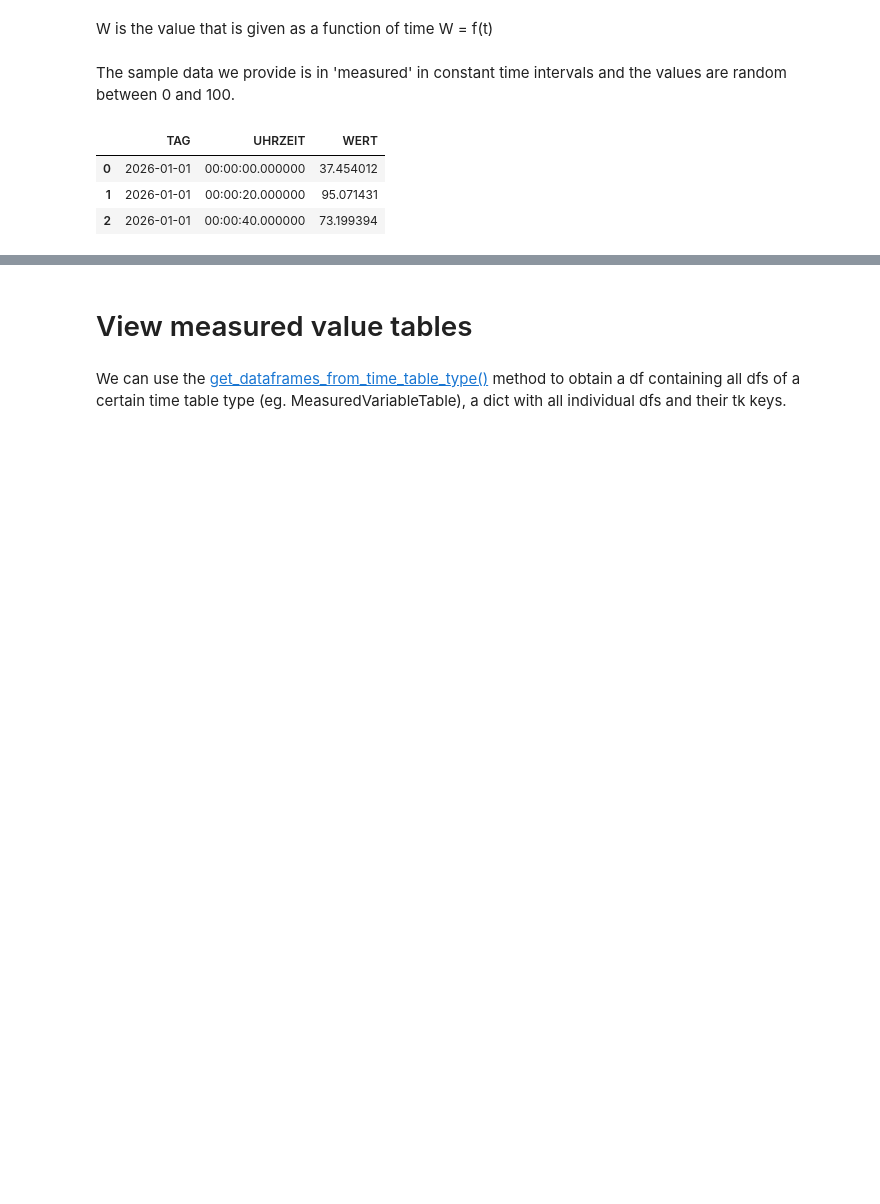
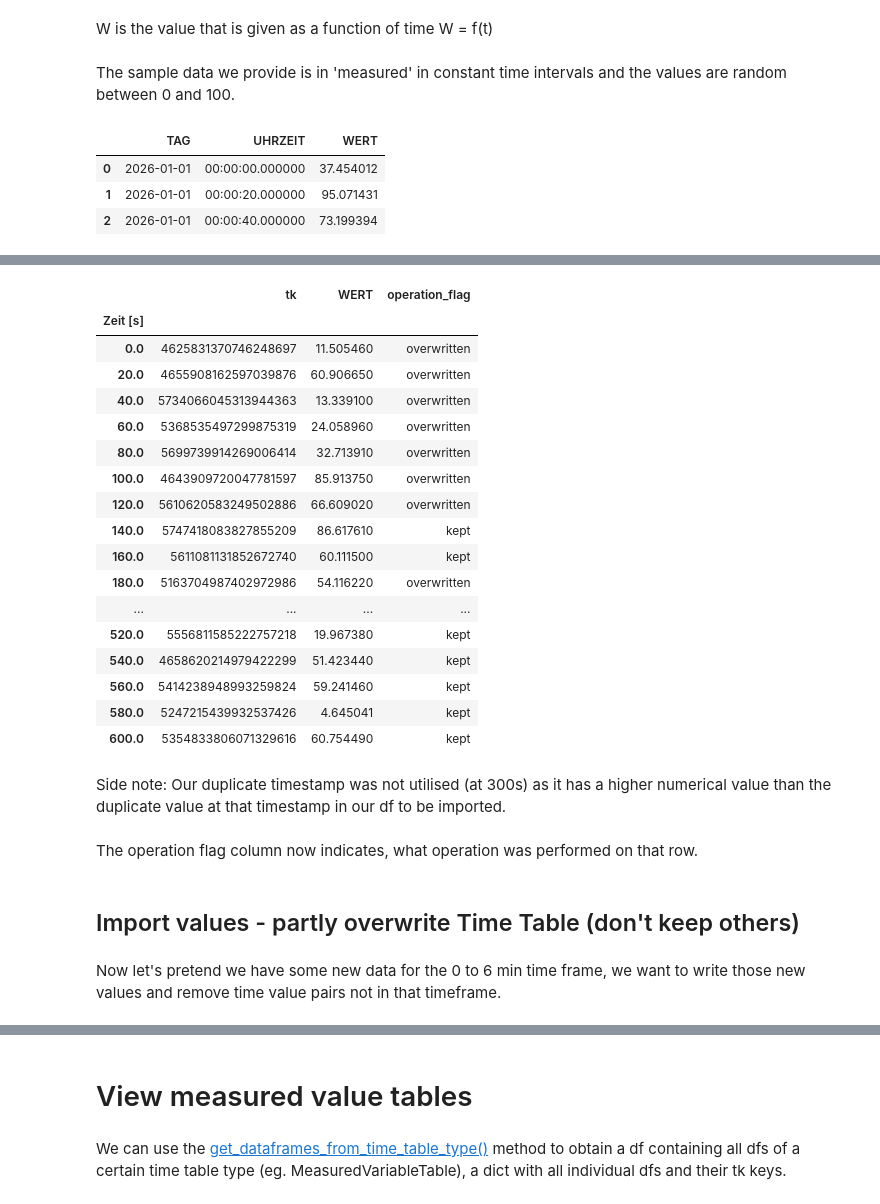
Before and after one commit to 3SConsult/sir3stoolkit, a Jupyter notebook: docs/source/tutorials/SIR3S_Model_Mantle/Tutorial054_Assets/ToolkitTutorial054.ipynb, the cells around one changed output, grey strips where cells are left out. Drawn from its saved outputs; the diff is of its cells as text; code cells hidden in the pictures; blank space fills up the shorter version.

```diff
--- a/docs/source/tutorials/SIR3S_Model_Mantle/Tutorial054_Assets/ToolkitTutorial054.ipynb
+++ b/docs/source/tutorials/SIR3S_Model_Mantle/Tutorial054_Assets/ToolkitTutorial054.ipynb
@@ -148,0 +194,39 @@ s3s.insert_dataframe_into_time_table(time_table_tk=measured_variable_table_1, da
+# %%
+# Create time vector: 0 to 120s and 180 to 360 seconds, step 20
+time_seconds = np.concatenate([
+    np.arange(0, 121, 20),   # 0, 20, ..., 120
+    np.arange(180, 361, 20)  # 180, 200, ..., 360
+])
+
+# Create variable values between 0 and 100
+np.random.seed(43)
+werte = np.random.rand(len(time_seconds)) * 100
+
+YEAR = 2026
+DATE = datetime(YEAR, 1, 1)  # constant date for all entries
+
+rows = []
+
+for t, w in zip(time_seconds, werte):
+    timestamp = DATE + timedelta(seconds=int(t))
+    tag = timestamp.strftime("%Y-%m-%d")
+    uhrzeit = timestamp.strftime("%H:%M:%S.%f")
+
+    rows.append({
+        "TAG": tag,
+        "UHRZEIT": uhrzeit,
+        "WERT": w
+    })
+
+# duplicate timestamp to check behavior
+timestamp = DATE + timedelta(seconds=int(300))
+tag = timestamp.strftime("%Y-%m-%d")
+uhrzeit = timestamp.strftime("%H:%M:%S.%f")
+rows.append({
+        "TAG": tag,
+        "UHRZEIT": uhrzeit,
+        "WERT": 10000 # high numerical value
+    })
+
+# Build DataFrame
+df = pd.DataFrame(rows, columns=["TAG", "UHRZEIT", "WERT"])
@@ -148,0 +257,2 @@ s3s.insert_dataframe_into_time_table(time_table_tk=measured_variable_table_1, da
+# %%
+df_measured_variable_table_1 = s3s.insert_dataframe_into_time_table(time_table_tk=measured_variable_table_1, dataframe=df, overwrite=True, keep=True)
@@ -148,0 +277,29 @@ s3s.insert_dataframe_into_time_table(time_table_tk=measured_variable_table_1, da
+# %%
+df_measured_variable_table_1
+# %% [output]
+|  | tk | WERT | operation_flag |
+| Zeit [s] |  |  |  |
+| 0.0 | 4625831370746248697 | 11.505460 | overwritten |
+| 20.0 | 4655908162597039876 | 60.906650 | overwritten |
+| 40.0 | 5734066045313944363 | 13.339100 | overwritten |
+| 60.0 | 5368535497299875319 | 24.058960 | overwritten |
+| 80.0 | 5699739914269006414 | 32.713910 | overwritten |
+| 100.0 | 4643909720047781597 | 85.913750 | overwritten |
+| 120.0 | 5610620583249502886 | 66.609020 | overwritten |
+| 140.0 | 5747418083827855209 | 86.617610 | kept |
+| 160.0 | 5611081131852672740 | 60.111500 | kept |
+| 180.0 | 5163704987402972986 | 54.116220 | overwritten |
+| ... | ... | ... | ... |
+| 520.0 | 5556811585222757218 | 19.967380 | kept |
+| 540.0 | 4658620214979422299 | 51.423440 | kept |
+| 560.0 | 5414238948993259824 | 59.241460 | kept |
+| 580.0 | 5247215439932537426 | 4.645041 | kept |
+| 600.0 | 5354833806071329616 | 60.754490 | kept |
+# %% [markdown]
+Side note: Our duplicate timestamp was not utilised (at 300s) as it has a higher numerical value than the duplicate value at that timestamp in our df to be imported.
+# %% [markdown]
+The operation flag column now indicates, what operation was performed on that row.
+# %% [markdown]
+## Import values - partly overwrite Time Table (don't keep others)
+# %% [markdown]
+Now let's pretend we have some new data for the 0 to 6 min time frame, we want to write those new values and remove time value pairs not in that timeframe.
```
Also changed, not shown: parts of 50 cells of this notebook, 3 other files.
